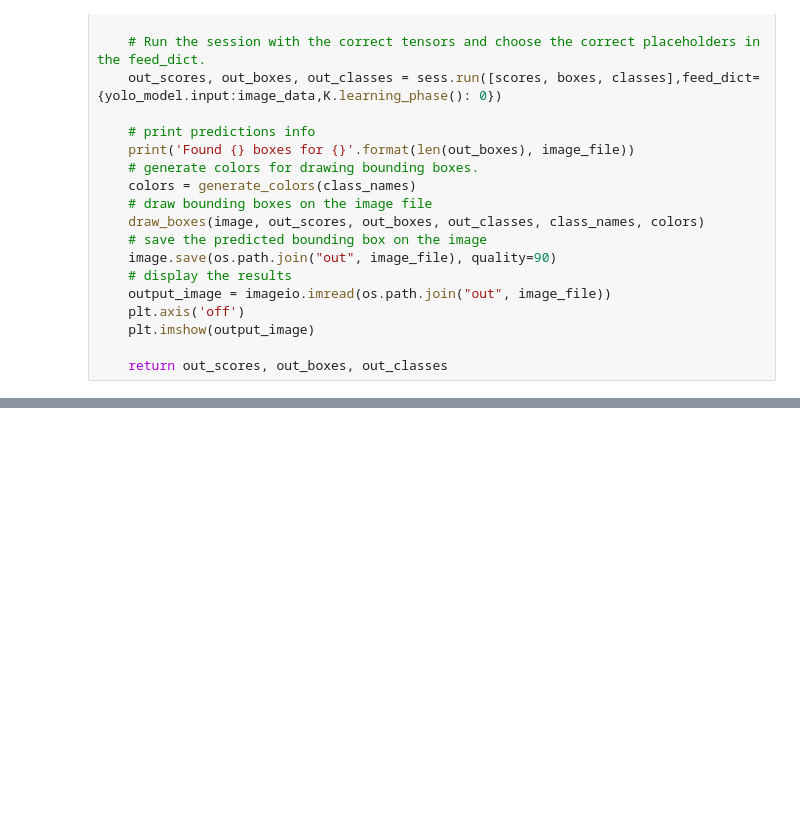
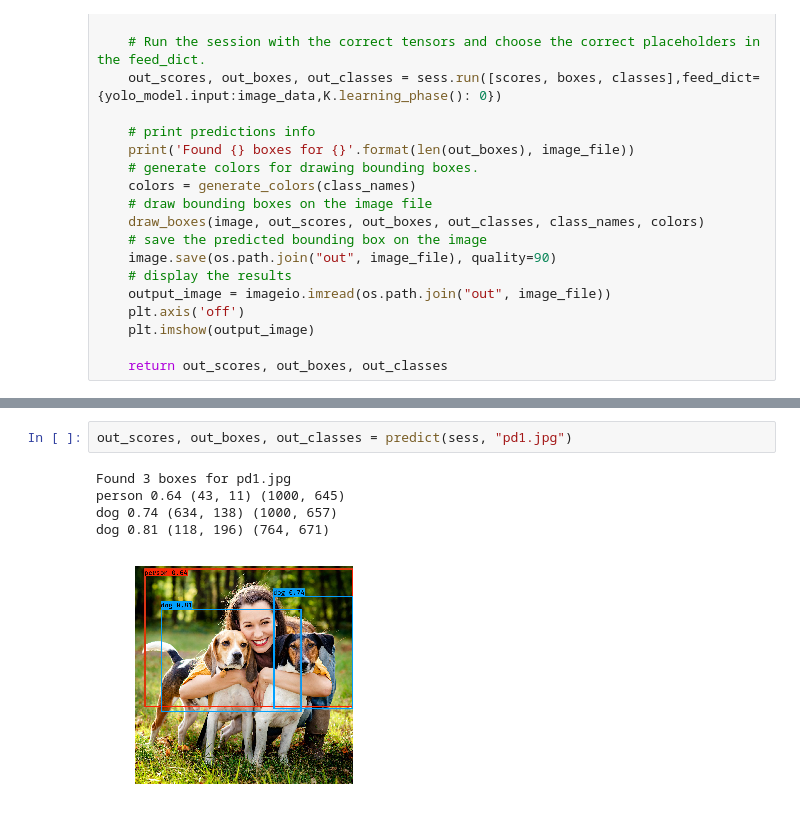
Before and after one commit to manankshastri/Object-Detection, a Jupyter notebook: ObjectDetection-YoloV2.ipynb, the cells around one changed output, grey strips where cells are left out. Saved outputs shown, nothing was run; the diff lists cells and outputs as text; blank space fills up the shorter version.

```diff
--- a/ObjectDetection-YoloV2.ipynb
+++ b/ObjectDetection-YoloV2.ipynb
@@ -200,0 +220,8 @@ bird 0.93 (767, 87) (1178, 310)
+# %%
+out_scores, out_boxes, out_classes = predict(sess, "pd1.jpg")
+# %% [output]
+Found 3 boxes for pd1.jpg
+person 0.64 (43, 11) (1000, 645)
+dog 0.74 (634, 138) (1000, 657)
+dog 0.81 (118, 196) (764, 671)
+[figure, added]
```
Also changed, not shown: parts of 8 cells of this notebook, 12 other files.
